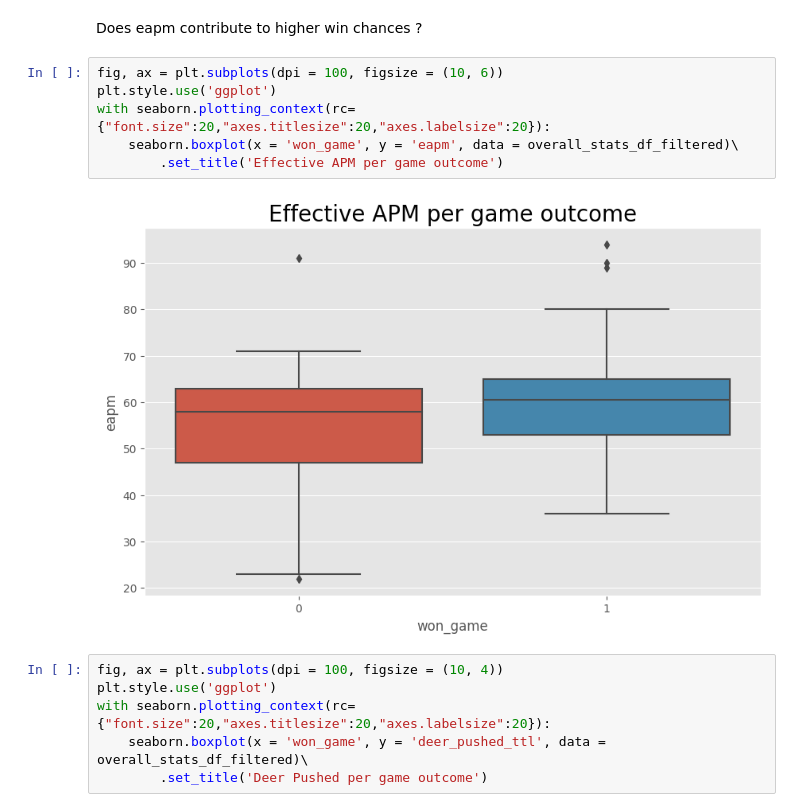
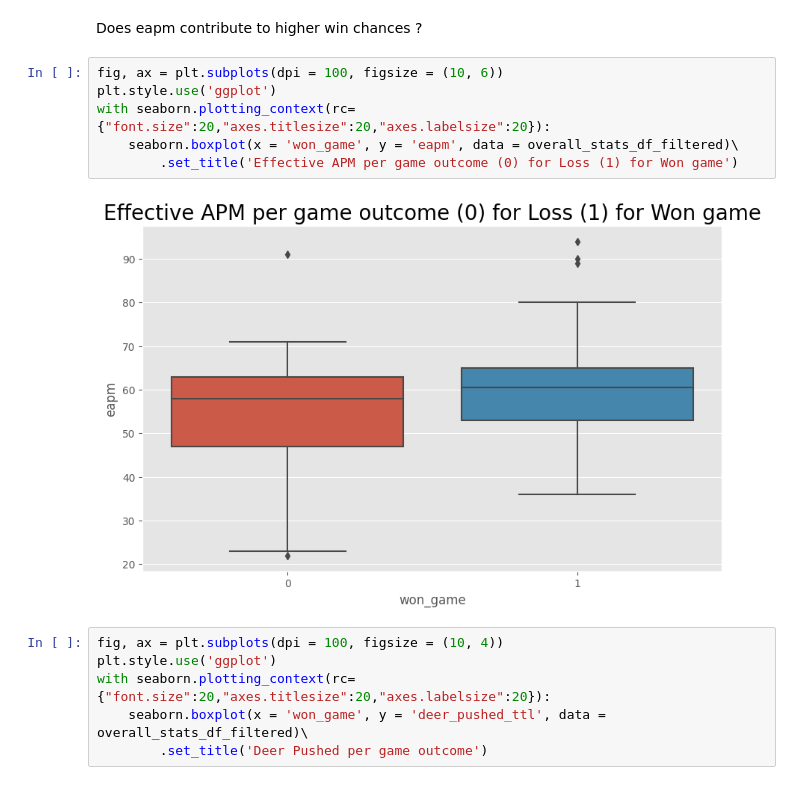
Before and after one commit to kkardousk/aoe, a Jupyter notebook: aoe2_games_replay_analysis.ipynb, the cells around one changed output. Saved outputs shown, nothing was run; the diff lists cells and outputs as text.

```diff
--- a/aoe2_games_replay_analysis.ipynb
+++ b/aoe2_games_replay_analysis.ipynb
@@ -146,11 +146,11 @@ Does eapm contribute to higher win chances ?
 # %%
 fig, ax = plt.subplots(dpi = 100, figsize = (10, 6))
 plt.style.use('ggplot')
 with seaborn.plotting_context(rc={"font.size":20,"axes.titlesize":20,"axes.labelsize":20}):
     seaborn.boxplot(x = 'won_game', y = 'eapm', data = overall_stats_df_filtered)\
-        .set_title('Effective APM per game outcome')
+        .set_title('Effective APM per game outcome (0) for Loss (1) for Won game')
 # %% [output]
-[figure, old version]
+[figure, new version]
 # %%
 fig, ax = plt.subplots(dpi = 100, figsize = (10, 4))
 plt.style.use('ggplot')
```
Also changed, not shown: parts of 3 cells of this notebook.
